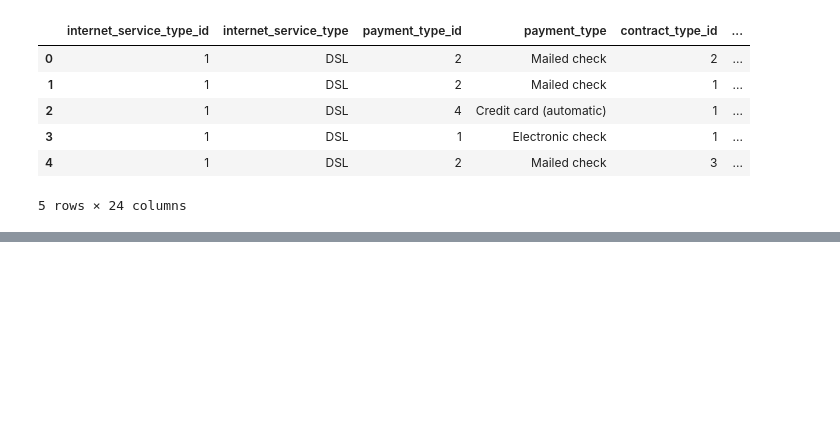
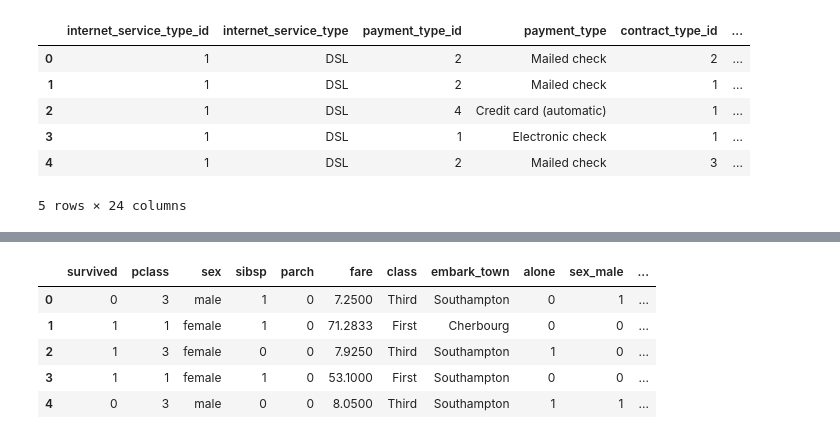
Before and after one commit to mijailmariano/classification-exercises, a Jupyter notebook: classification_exervices.ipynb, the cells around one changed output, grey strips where cells are left out. Saved outputs shown, nothing was run; the diff lists cells and outputs as text; code cells hidden in the pictures; blank space fills up the shorter version.

```diff
--- a/classification_exervices.ipynb
+++ b/classification_exervices.ipynb
@@ -419,0 +654,3 @@ get_telco_data().head()
+# %%
+titanic_df = titanic_df.drop(columns=["age", "deck", "passenger_id", "embarked"])
+titanic_df.head() # checks out!
@@ -419,0 +692,3 @@ get_telco_data().head()
+# %%
+dummy_df = pd.get_dummies(titanic_df[["sex", "class", "embark_town"]], drop_first=True)
+dummy_df.head() # verifying that "dummy_df" saved accordingly
@@ -419,0 +702,14 @@ get_telco_data().head()
+# %%
+# concatinating the dummy_df/columns:
+
+titanic_df = pd.concat([titanic_df, dummy_df], axis=1) # expressing "axis=1" to indicate "concatinate" along columns and NOT index or default...axis=0
+# %%
+# verifying both dataframes concatenated correctly
+titanic_df.head() # check out!
+# %% [output]
+|  | survived | pclass | sex | sibsp | parch | fare | class | embark_town | alone | sex_male | ... |
+| 0 | 0 | 3 | male | 1 | 0 | 7.2500 | Third | Southampton | 0 | 1 | ... |
+| 1 | 1 | 1 | female | 1 | 0 | 71.2833 | First | Cherbourg | 0 | 0 | ... |
+| 2 | 1 | 3 | female | 0 | 0 | 7.9250 | Third | Southampton | 1 | 0 | ... |
+| 3 | 1 | 1 | female | 1 | 0 | 53.1000 | First | Southampton | 0 | 0 | ... |
+| 4 | 0 | 3 | male | 0 | 0 | 8.0500 | Third | Southampton | 1 | 1 | ... |
```
Also changed, not shown: parts of 56 cells of this notebook, 3 other files.
